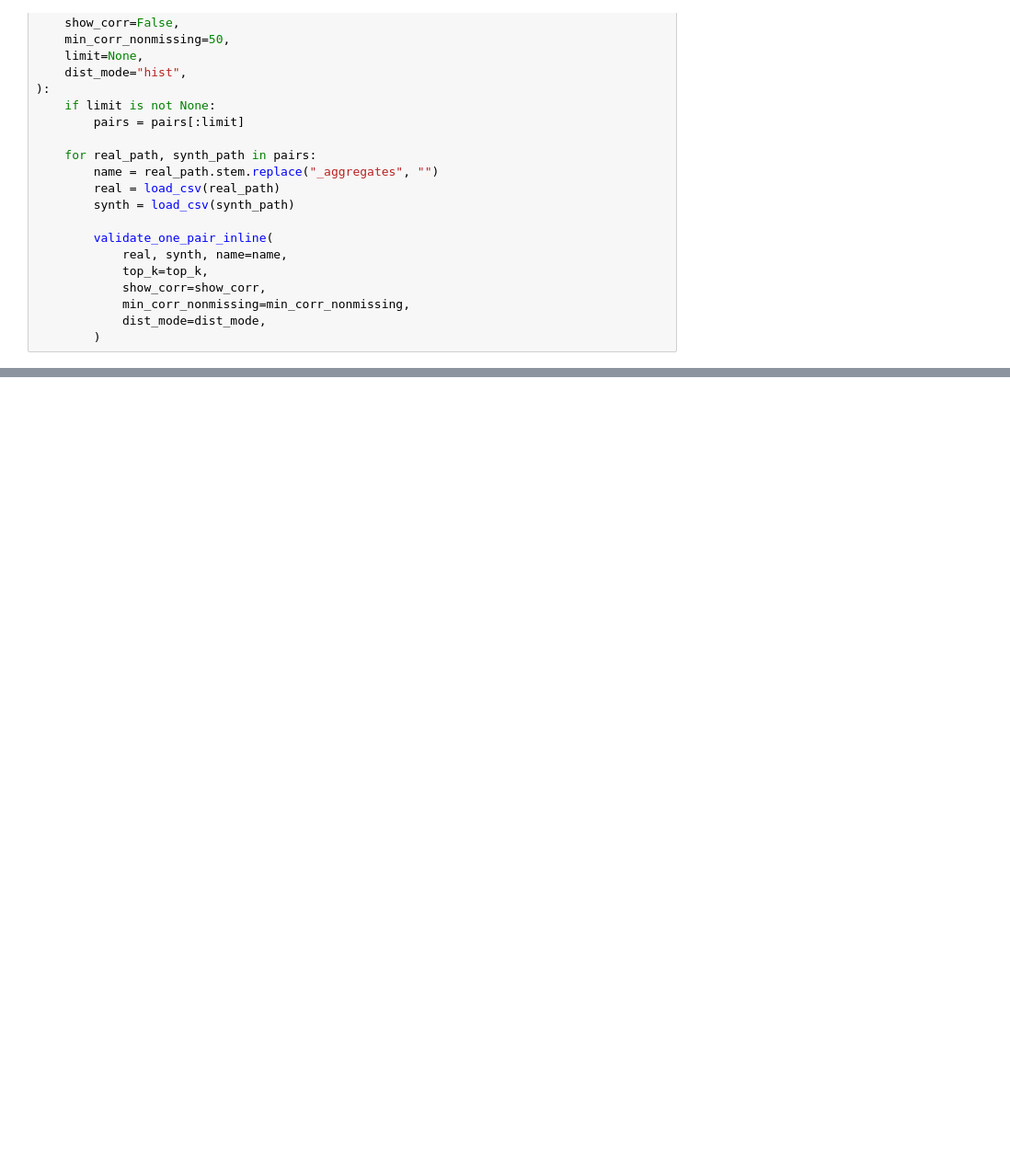
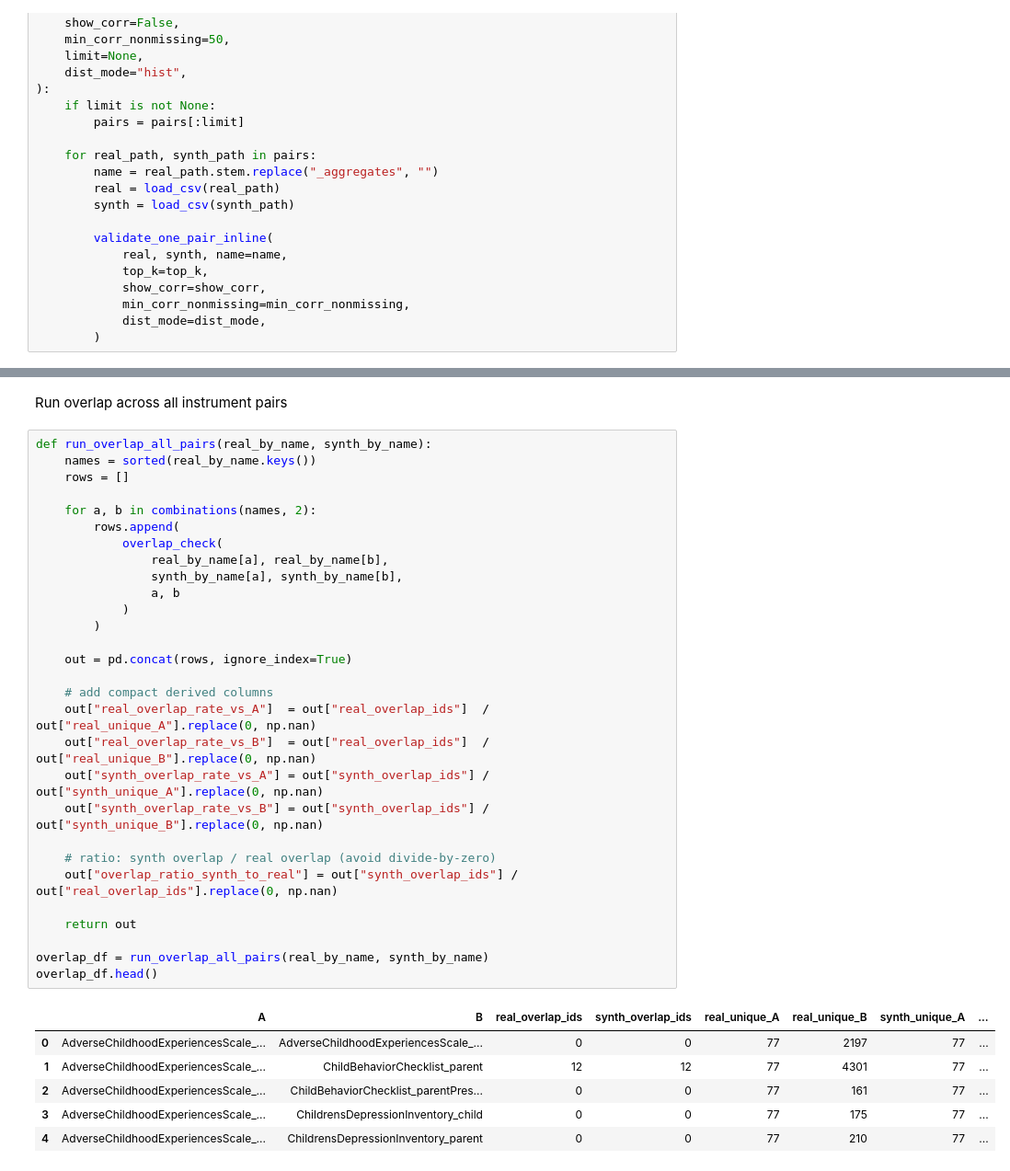
Before and after one commit to beaverjuly/HealthyBrainNetwork, a Jupyter notebook: pheno_assessment/notebooks/syntheticData.ipynb, the cells around one changed output, grey strips where cells are left out. Shown at 92% size. Drawn from its saved outputs; the diff is of its cells as text; blank space fills up the shorter version.

```diff
--- a/pheno_assessment/notebooks/syntheticData.ipynb
+++ b/pheno_assessment/notebooks/syntheticData.ipynb
@@ -826,0 +926,38 @@ run_all_pairs(pairs, top_k=8, show_corr=True, min_corr_nonmissing=50, dist_mode=
+# %% [markdown]
+Run overlap across all instrument pairs
+# %%
+def run_overlap_all_pairs(real_by_name, synth_by_name):
+    names = sorted(real_by_name.keys())
+    rows = []
+
+    for a, b in combinations(names, 2):
+        rows.append(
+            overlap_check(
+                real_by_name[a], real_by_name[b],
+                synth_by_name[a], synth_by_name[b],
+                a, b
+            )
+        )
+
+    out = pd.concat(rows, ignore_index=True)
+
+    # add compact derived columns
+    out["real_overlap_rate_vs_A"]  = out["real_overlap_ids"]  / out["real_unique_A"].replace(0, np.nan)
+    out["real_overlap_rate_vs_B"]  = out["real_overlap_ids"]  / out["real_unique_B"].replace(0, np.nan)
+    out["synth_overlap_rate_vs_A"] = out["synth_overlap_ids"] / out["synth_unique_A"].replace(0, np.nan)
+    out["synth_overlap_rate_vs_B"] = out["synth_overlap_ids"] / out["synth_unique_B"].replace(0, np.nan)
+
+    # ratio: synth overlap / real overlap (avoid divide-by-zero)
+    out["overlap_ratio_synth_to_real"] = out["synth_overlap_ids"] / out["real_overlap_ids"].replace(0, np.nan)
+
+    return out
+
+overlap_df = run_overlap_all_pairs(real_by_name, synth_by_name)
+overlap_df.head()
+# %% [output]
+|  | A | B | real_overlap_ids | synth_overlap_ids | real_unique_A | real_unique_B | synth_unique_A | ... |
+| 0 | AdverseChildhoodExperiencesScale_... | AdverseChildhoodExperiencesScale_... | 0 | 0 | 77 | 2197 | 77 | ... |
+| 1 | AdverseChildhoodExperiencesScale_... | ChildBehaviorChecklist_parent | 12 | 12 | 77 | 4301 | 77 | ... |
+| 2 | AdverseChildhoodExperiencesScale_... | ChildBehaviorChecklist_parentPres... | 0 | 0 | 77 | 161 | 77 | ... |
+| 3 | AdverseChildhoodExperiencesScale_... | ChildrensDepressionInventory_child | 0 | 0 | 77 | 175 | 77 | ... |
+| 4 | AdverseChildhoodExperiencesScale_... | ChildrensDepressionInventory_parent | 0 | 0 | 77 | 210 | 77 | ... |
```
Also changed, not shown: parts of 21 cells of this notebook, 14 other files.
